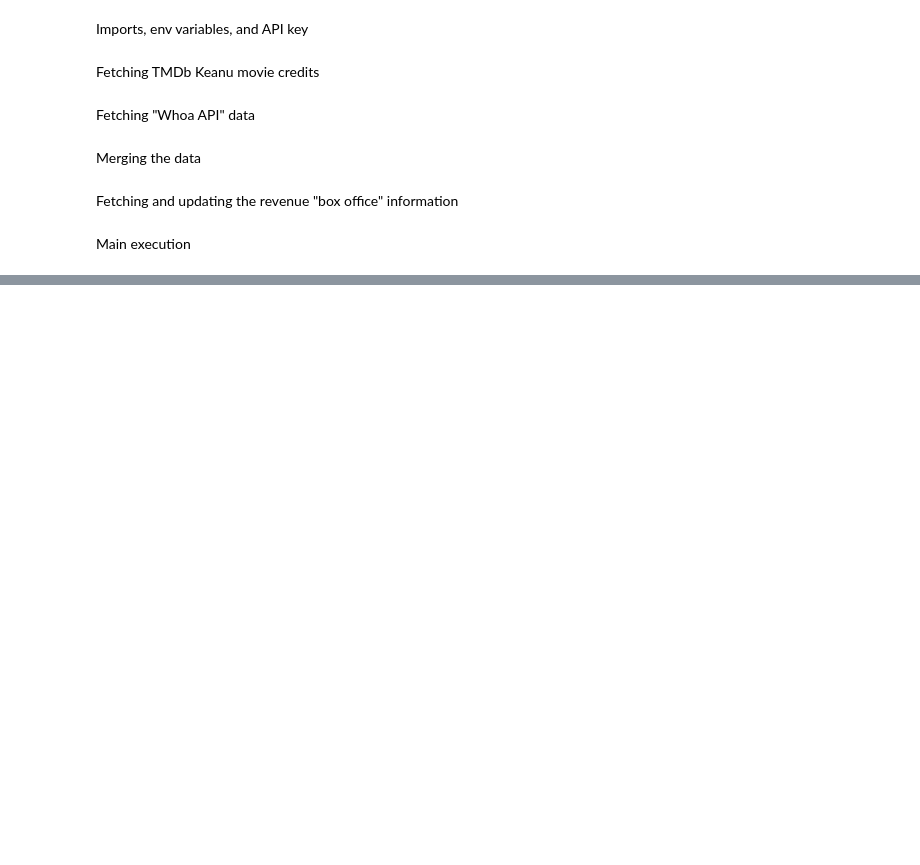
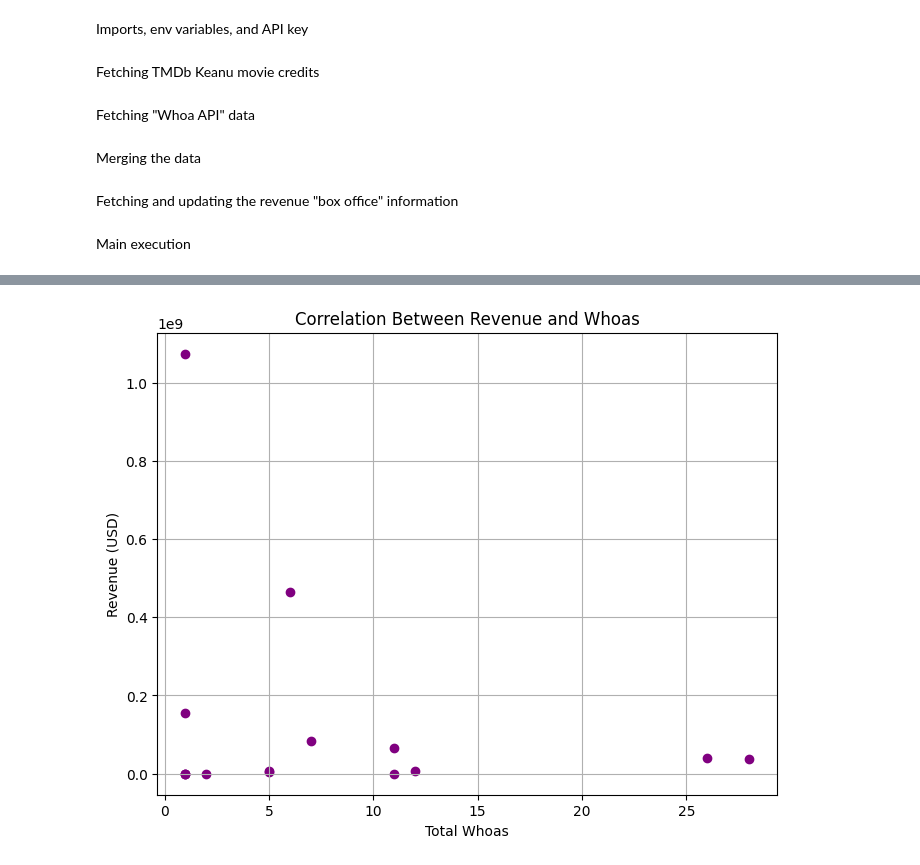
Before and after one commit to jrhankins883/keanu_whoa_vs_boxoffice, a Jupyter notebook: keanu_tmdb.ipynb, the cells around one changed output, grey strips where cells are left out. Cells and saved outputs as stored; diff of their text form; code cells hidden in the pictures; blank space fills up the shorter version.

```diff
--- a/keanu_tmdb.ipynb
+++ b/keanu_tmdb.ipynb
@@ -145,0 +194,15 @@ if __name__ == "__main__":
+# %%
+# Scatter plot
+plt.figure(figsize=(8, 6))
+plt.scatter(
+    pivot_table_reset['total_whoas_in_movie'],
+    pivot_table_reset['revenue'].str.replace('[$,]', '', regex=True).astype(float),
+    color='purple'
+)
+plt.title('Correlation Between Revenue and Whoas')
+plt.xlabel('Total Whoas')
+plt.ylabel('Revenue (USD)')
+plt.grid(True)
+plt.show()
+# %% [output]
+[figure, added]
```
Also changed, not shown: parts of 4 cells of this notebook, 1 other file.
